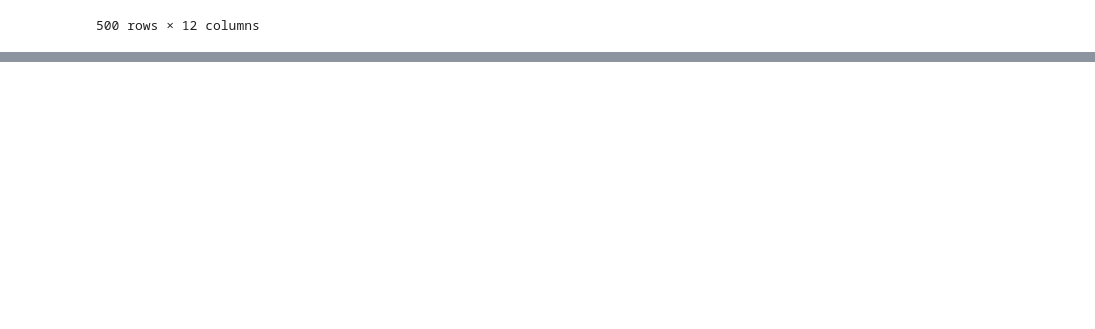
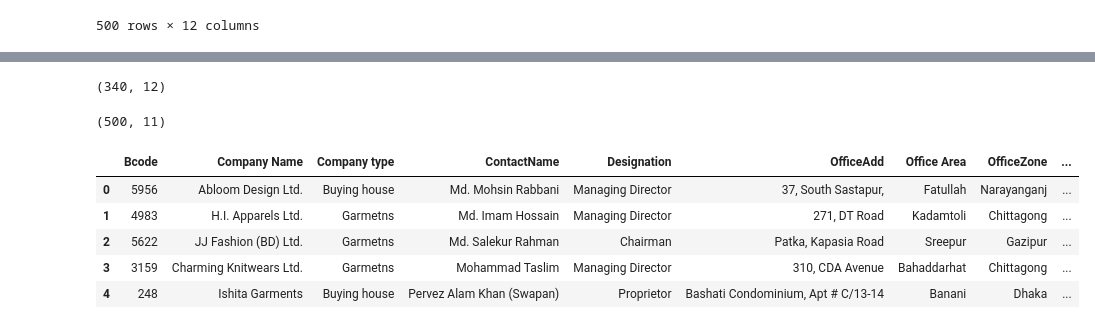
Before and after one commit to MirzaRafi900/Bangladesh-Garments-Lead-Processing-Pipeline, a Jupyter notebook: Notebook/Lead_Cleaning.ipynb, the cells around one changed output, grey strips where cells are left out. Cells and saved outputs as stored; diff of their text form; code cells hidden in the pictures; blank space fills up the shorter version.

```diff
--- a/Notebook/Lead_Cleaning.ipynb
+++ b/Notebook/Lead_Cleaning.ipynb
@@ -109,0 +243,4 @@ lead_df.to_excel(
+# %%
+print(lead_df.shape)
+# %% [output]
+(340, 12)
@@ -109,0 +252,16 @@ lead_df.to_excel(
+# %%
+lead_df = pd.read_excel(
+    "../Cleaned_Dataset/500_Leads_data.xlsx"
+)
+
+print(lead_df.shape)
+
+lead_df.head()
+# %% [output]
+(500, 11)
+|  | Bcode | Company Name | Company type | ContactName | Designation | OfficeAdd | Office Area | OfficeZone | ... |
+| 0 | 5956 | Abloom Design Ltd. | Buying house | Md. Mohsin Rabbani | Managing Director | 37, South Sastapur, | Fatullah | Narayanganj | ... |
+| 1 | 4983 | H.I. Apparels Ltd. | Garmetns | Md. Imam Hossain | Managing Director | 271, DT Road | Kadamtoli | Chittagong | ... |
+| 2 | 5622 | JJ Fashion (BD) Ltd. | Garmetns | Md. Salekur Rahman | Chairman | Patka, Kapasia Road | Sreepur | Gazipur | ... |
+| 3 | 3159 | Charming Knitwears Ltd. | Garmetns | Mohammad Taslim | Managing Director | 310, CDA Avenue | Bahaddarhat | Chittagong | ... |
+| 4 | 248 | Ishita Garments | Buying house | Pervez Alam Khan (Swapan) | Proprietor | Bashati Condominium, Apt # C/13-14 | Banani | Dhaka | ... |
```
Also changed, not shown: parts of 23 cells of this notebook, 2 other files.
